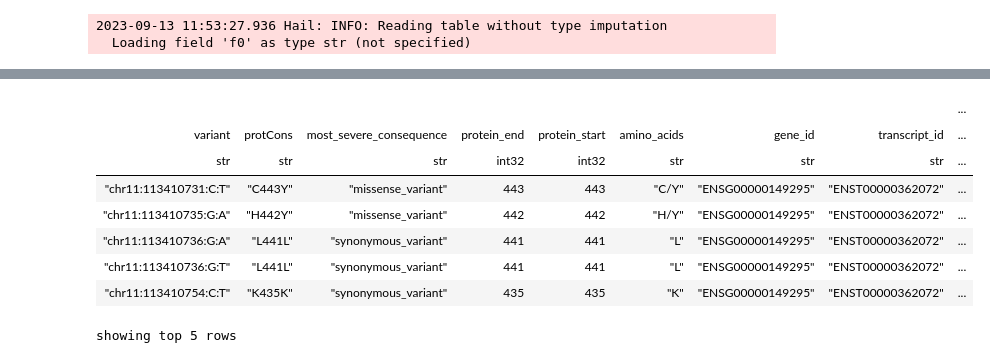
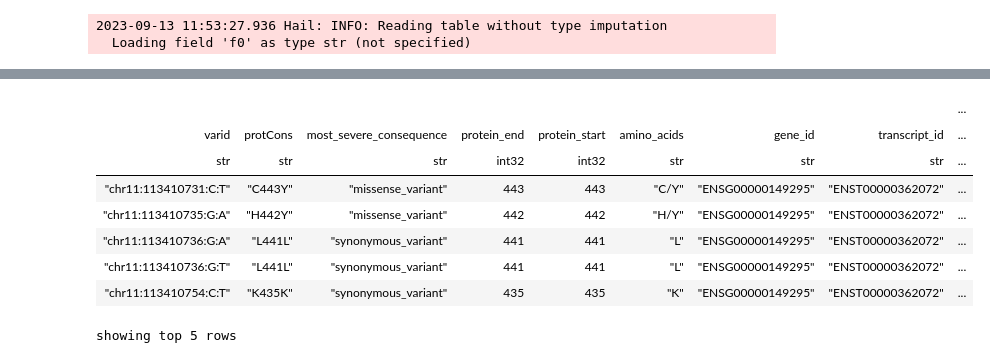
Before and after one commit to HauserGroup/gogoGPCR2, a Jupyter notebook: notebooks/QC.ipynb, the cells around one changed output, grey strips where cells are left out. Saved outputs shown, nothing was run; the diff lists cells and outputs as text; code cells hidden in the pictures.

```diff
--- a/notebooks/QC.ipynb
+++ b/notebooks/QC.ipynb
@@ -274,5 +268,11 @@ mt = hl.vep(mt, "file:" + VEP_JSON)
 
 mt = mt.annotate_rows(**mt.vep)
 mt = mt.annotate_rows(**mt.transcript_consequences[0])
+mt = mt.annotate_rows(
+        protCons=mt.amino_acids.split("/")[0]
+        + hl.str(mt.protein_end)
+        + mt.amino_acids.split("/")[-1],
+        varid = hl.variant_str(mt.locus, mt.alleles)
+    )
 mt = mt.drop("vep", "transcript_consequences", "vep_proc_id")
 # %% [output]
@@ -320,20 +322,15 @@ mt = mt.checkpoint(checkpoint_file, overwrite=True)
 # %%
 qt = mt.rows()
-qt = qt.annotate(
-        protCons=qt.amino_acids.split("/")[0]
-        + hl.str(qt.protein_end)
-        + qt.amino_acids.split("/")[-1],
-        variant = hl.variant_str(qt.locus, qt.alleles)
-    )
-qt = qt.select(qt.variant, qt.protCons, qt.most_severe_consequence, qt.protein_end, qt.protein_start, qt.amino_acids, qt.gene_id, qt.transcript_id, **qt.variant_qc.flatten())
+
+qt = qt.select(qt.varid, qt.protCons, qt.most_severe_consequence, qt.protein_end, qt.protein_start, qt.amino_acids, qt.gene_id, qt.transcript_id, **qt.variant_qc.flatten())
 qt = qt.annotate(AC = qt.AC[1], AF = qt.AF[1], homozygote_count = qt.homozygote_count[1])
 qt = qt.key_by().drop("locus", "alleles")
 
 qt.show(5)
 qt.export("/tmp/variant_qc.tsv")
 # %% [output]
 |  |  |  |  |  |  |  |  | ... |
-| variant | protCons | most_severe_consequence | protein_end | protein_start | amino_acids | gene_id | transcript_id | ... |
+| varid | protCons | most_severe_consequence | protein_end | protein_start | amino_acids | gene_id | transcript_id | ... |
 | str | str | str | int32 | int32 | str | str | str | ... |
 | "chr11:113410731:C:T" | "C443Y" | "missense_variant" | 443 | 443 | "C/Y" | "ENSG00000149295" | "ENST00000362072" | ... |
 | "chr11:113410735:G:A" | "H442Y" | "missense_variant" | 442 | 442 | "H/Y" | "ENSG00000149295" | "ENST00000362072" | ... |
```
Also changed, not shown: parts of 12 cells of this notebook.
